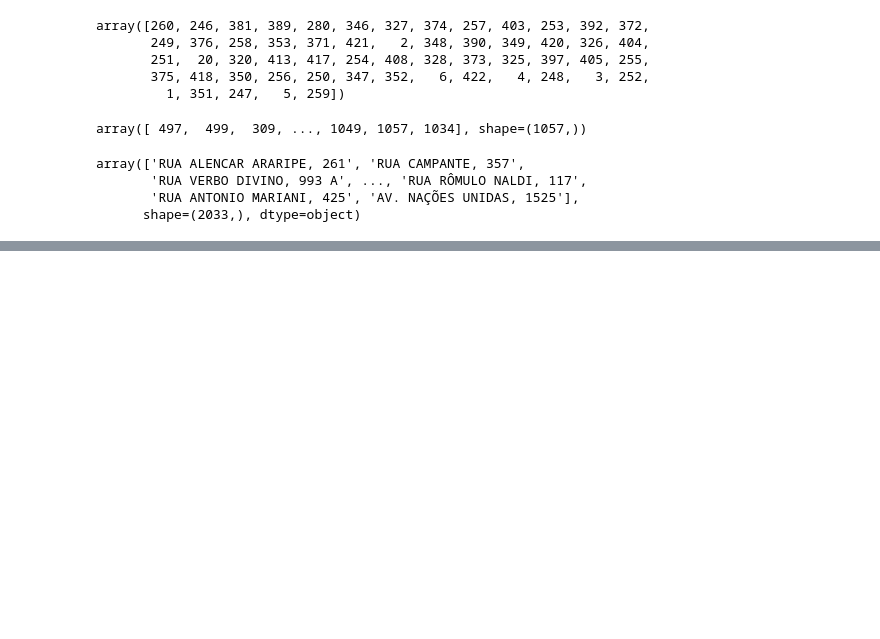
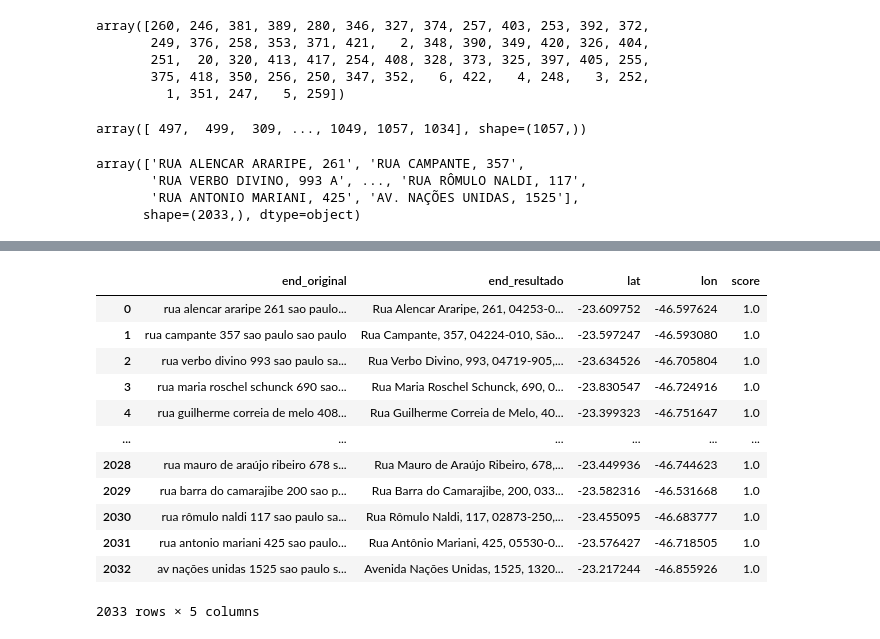
Before and after one commit to sepep-pmsp/parlamentares_sp, a Jupyter notebook: 0x_locais_votacao.ipynb, the cells around one changed output, grey strips where cells are left out. Saved outputs shown, nothing was run; the diff lists cells and outputs as text; code cells hidden in the pictures; blank space fills up the shorter version.

Commit message:
locais

```diff
--- a/0x_locais_votacao.ipynb
+++ b/0x_locais_votacao.ipynb
@@ -106,0 +64,2 @@ resp['results'][0]
+# %%
+resp = [azure_maps_address_search(endereco) for endereco in locais_votacao_sp['DS_LOCAL_VOTACAO_ENDERECO'].unique()]
@@ -106,0 +84,41 @@ resp['results'][0]
+# %%
+dados = []
+
+for item in resp:
+    original = item.get("summary", {}).get("query", None)
+    results = item.get("results", [])
+
+    if results:
+        best = results[0]
+        free = best.get("address", {}).get("freeformAddress")
+        lat = best.get("position", {}).get("lat")
+        lon = best.get("position", {}).get("lon")
+        score = best.get("score")
+
+    else:
+        free = lat = lon = score = None
+
+    dados.append({
+        "end_original": original,
+        "end_resultado": free,
+        "lat": lat,
+        "lon": lon,
+        "score": score
+    })
+
+geo_locais = pd.DataFrame(dados)
+geo_locais
+# %% [output]
+|  | end_original | end_resultado | lat | lon | score |
+| 0 | rua alencar araripe 261 sao paulo... | Rua Alencar Araripe, 261, 04253-0... | -23.609752 | -46.597624 | 1.0 |
+| 1 | rua campante 357 sao paulo sao paulo | Rua Campante, 357, 04224-010, São... | -23.597247 | -46.593080 | 1.0 |
+| 2 | rua verbo divino 993 sao paulo sa... | Rua Verbo Divino, 993, 04719-905,... | -23.634526 | -46.705804 | 1.0 |
+| 3 | rua maria roschel schunck 690 sao... | Rua Maria Roschel Schunck, 690, 0... | -23.830547 | -46.724916 | 1.0 |
+| 4 | rua guilherme correia de melo 408... | Rua Guilherme Correia de Melo, 40... | -23.399323 | -46.751647 | 1.0 |
+| ... | ... | ... | ... | ... | ... |
+| 2028 | rua mauro de araújo ribeiro 678 s... | Rua Mauro de Araújo Ribeiro, 678,... | -23.449936 | -46.744623 | 1.0 |
+| 2029 | rua barra do camarajibe 200 sao p... | Rua Barra do Camarajibe, 200, 033... | -23.582316 | -46.531668 | 1.0 |
+| 2030 | rua rômulo naldi 117 sao paulo sa... | Rua Rômulo Naldi, 117, 02873-250,... | -23.455095 | -46.683777 | 1.0 |
+| 2031 | rua antonio mariani 425 sao paulo... | Rua Antônio Mariani, 425, 05530-0... | -23.576427 | -46.718505 | 1.0 |
+| 2032 | av nações unidas 1525 sao paulo s... | Avenida Nações Unidas, 1525, 1320... | -23.217244 | -46.855926 | 1.0 |
+2033 rows × 5 columns
```
Also changed, not shown: parts of 8 cells of this notebook.
